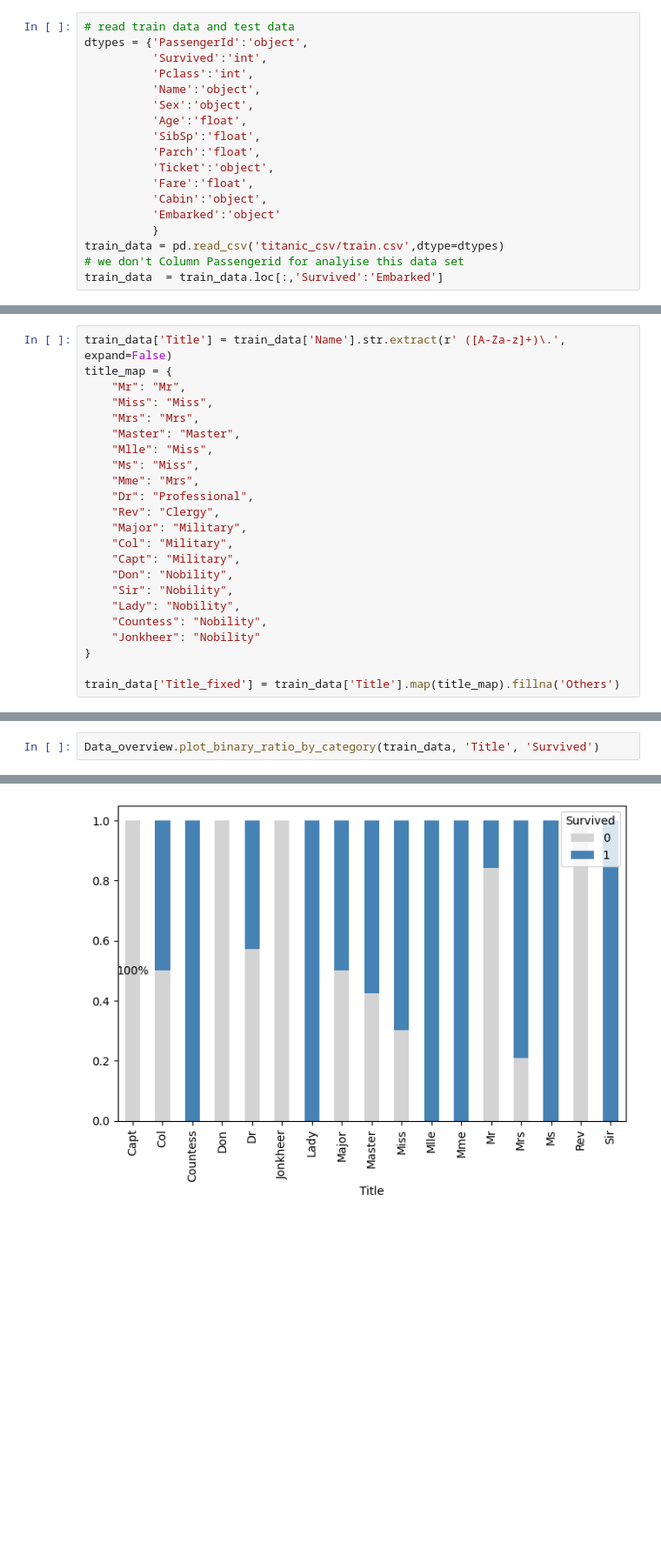
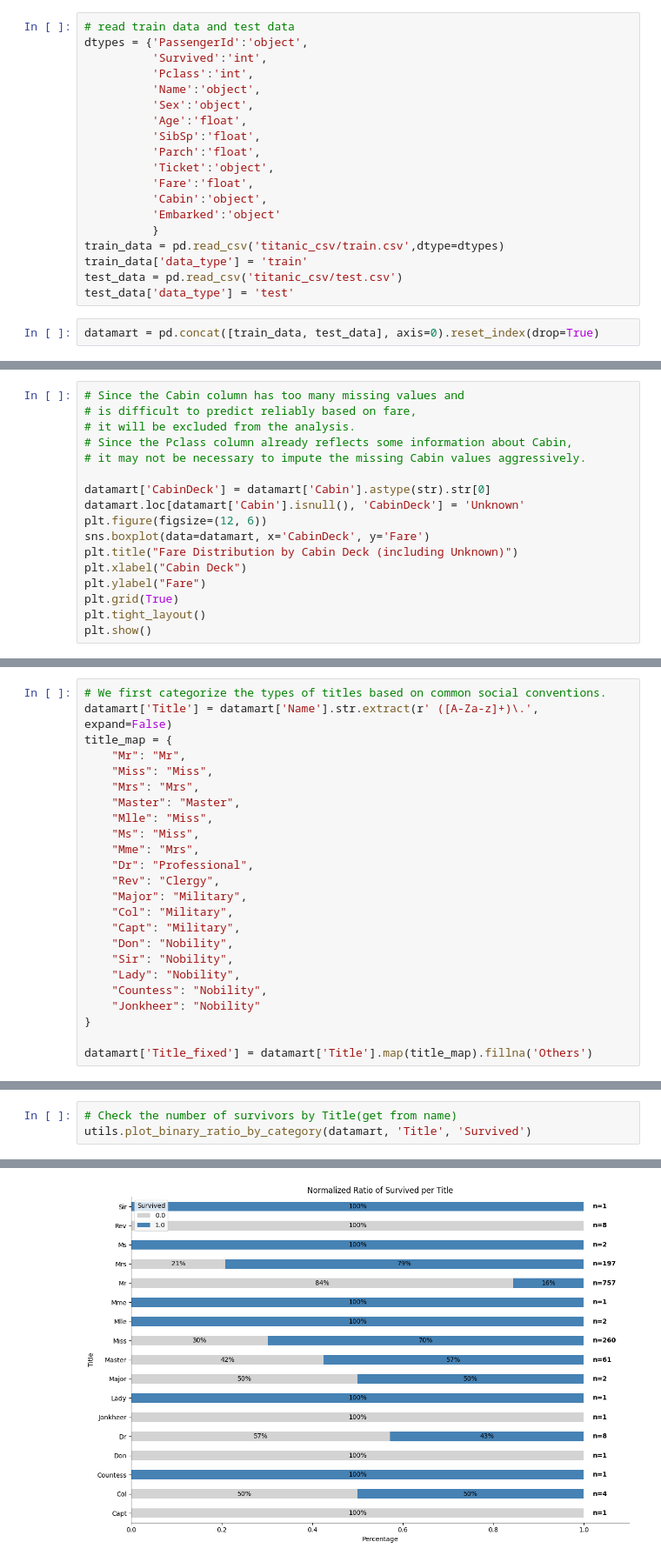
Before and after one commit to seiless/Kaggle, a Jupyter notebook: programs/titanic/titanic.ipynb, the cells around one changed output, grey strips where cells are left out. Shown at 87% size. Saved outputs shown, nothing was run; the diff lists cells and outputs as text; blank space fills up the shorter version.

```diff
--- a/programs/titanic/titanic.ipynb
+++ b/programs/titanic/titanic.ipynb
@@ -25,5 +28,8 @@ dtypes = {'PassengerId':'object',
           'Embarked':'object'
           }
 train_data = pd.read_csv('titanic_csv/train.csv',dtype=dtypes)
-# we don't Column Passengerid for analyise this data set
-train_data  = train_data.loc[:,'Survived':'Embarked']
+train_data['data_type'] = 'train'
+test_data = pd.read_csv('titanic_csv/test.csv')
+test_data['data_type'] = 'test'
+# %%
+datamart = pd.concat([train_data, test_data], axis=0).reset_index(drop=True)
@@ -29,0 +106,17 @@ train_data  = train_data.loc[:,'Survived':'Embarked']
+# %%
+# Since the Cabin column has too many missing values and
+# is difficult to predict reliably based on fare,
+# it will be excluded from the analysis.
+# Since the Pclass column already reflects some information about Cabin,
+# it may not be necessary to impute the missing Cabin values aggressively.
+
+datamart['CabinDeck'] = datamart['Cabin'].astype(str).str[0]
+datamart.loc[datamart['Cabin'].isnull(), 'CabinDeck'] = 'Unknown'
+plt.figure(figsize=(12, 6))
+sns.boxplot(data=datamart, x='CabinDeck', y='Fare')
+plt.title("Fare Distribution by Cabin Deck (including Unknown)")
+plt.xlabel("Cabin Deck")
+plt.ylabel("Fare")
+plt.grid(True)
+plt.tight_layout()
+plt.show()
@@ -30,5 +148,6 @@ train_data  = train_data.loc[:,'Survived':'Embarked']
 # %%
-train_data['Title'] = train_data['Name'].str.extract(r' ([A-Za-z]+)\.', expand=False)
+# We first categorize the types of titles based on common social conventions.
+datamart['Title'] = datamart['Name'].str.extract(r' ([A-Za-z]+)\.', expand=False)
 title_map = {
     "Mr": "Mr",
     "Miss": "Miss",
@@ -49,4 +168,4 @@ title_map = {
     "Jonkheer": "Nobility"
 }
 
-train_data['Title_fixed'] = train_data['Title'].map(title_map).fillna('Others')
+datamart['Title_fixed'] = datamart['Title'].map(title_map).fillna('Others')
@@ -53,3 +187,4 @@ train_data['Title_fixed'] = train_data['Title'].map(title_map).fillna('Others')
 # %%
-Data_overview.plot_binary_ratio_by_category(train_data, 'Title', 'Survived')
+# Check the number of survivors by Title(get from name)
+utils.plot_binary_ratio_by_category(datamart, 'Title', 'Survived')
 # %% [output]
@@ -57 +191 @@ NameError: name 'ax' is not defined
-[figure, old version]
+[figure, new version]
```
Also changed, not shown: parts of 24 cells of this notebook, 1 other file.
